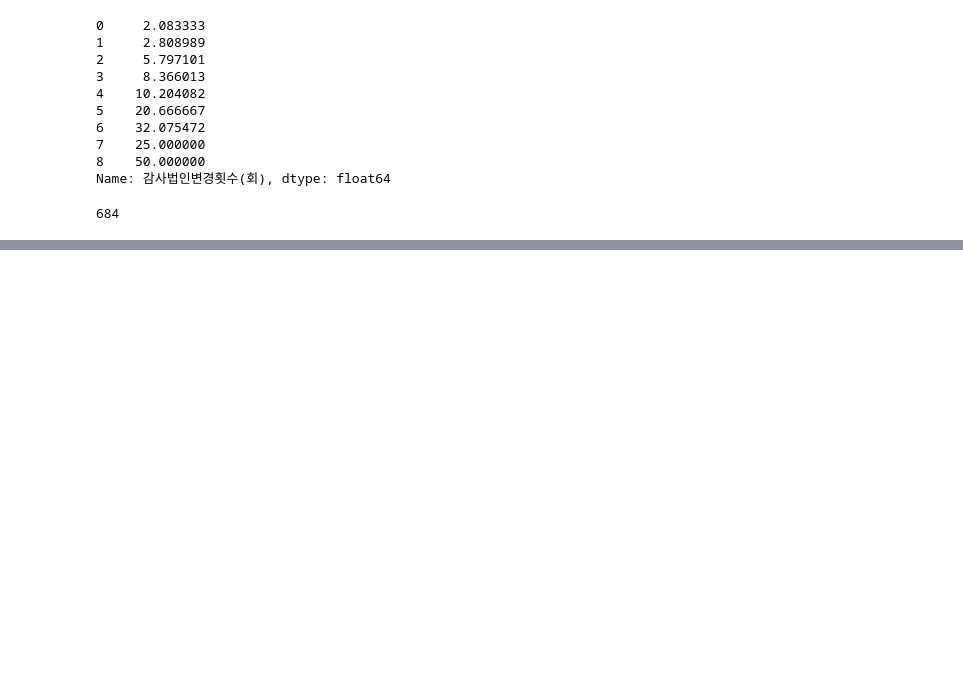
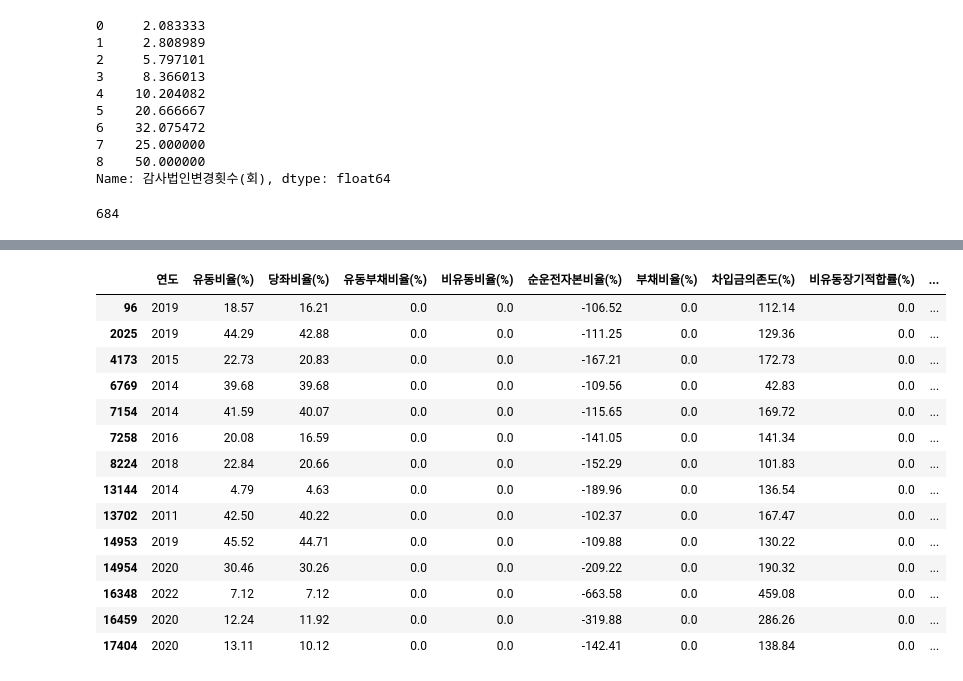
Before and after one commit to ZiNoBae/Hackathon_ubion, a Jupyter notebook: Teamproject_2nd/EDA/EDA_03.ipynb, the cells around one changed output, grey strips where cells are left out. Saved outputs shown, nothing was run; the diff lists cells and outputs as text; code cells hidden in the pictures; blank space fills up the shorter version.

```diff
--- a/Teamproject_2nd/EDA/EDA_03.ipynb
+++ b/Teamproject_2nd/EDA/EDA_03.ipynb
@@ -648,0 +693,18 @@ Name: 기간제비율(%), Length: 1120, dtype: float64
+# %%
+main_df_2.loc[(main_df_2['순운전자본비율(%)'])< -100].iloc[:,10:30]
+# %% [output]
+|  | 연도 | 유동비율(%) | 당좌비율(%) | 유동부채비율(%) | 비유동비율(%) | 순운전자본비율(%) | 부채비율(%) | 차입금의존도(%) | 비유동장기적합률(%) | ... |
+| 96 | 2019 | 18.57 | 16.21 | 0.0 | 0.0 | -106.52 | 0.0 | 112.14 | 0.0 | ... |
+| 2025 | 2019 | 44.29 | 42.88 | 0.0 | 0.0 | -111.25 | 0.0 | 129.36 | 0.0 | ... |
+| 4173 | 2015 | 22.73 | 20.83 | 0.0 | 0.0 | -167.21 | 0.0 | 172.73 | 0.0 | ... |
+| 6769 | 2014 | 39.68 | 39.68 | 0.0 | 0.0 | -109.56 | 0.0 | 42.83 | 0.0 | ... |
+| 7154 | 2014 | 41.59 | 40.07 | 0.0 | 0.0 | -115.65 | 0.0 | 169.72 | 0.0 | ... |
+| 7258 | 2016 | 20.08 | 16.59 | 0.0 | 0.0 | -141.05 | 0.0 | 141.34 | 0.0 | ... |
+| 8224 | 2018 | 22.84 | 20.66 | 0.0 | 0.0 | -152.29 | 0.0 | 101.83 | 0.0 | ... |
+| 13144 | 2014 | 4.79 | 4.63 | 0.0 | 0.0 | -189.96 | 0.0 | 136.54 | 0.0 | ... |
+| 13702 | 2011 | 42.50 | 40.22 | 0.0 | 0.0 | -102.37 | 0.0 | 167.47 | 0.0 | ... |
+| 14953 | 2019 | 45.52 | 44.71 | 0.0 | 0.0 | -109.88 | 0.0 | 130.22 | 0.0 | ... |
+| 14954 | 2020 | 30.46 | 30.26 | 0.0 | 0.0 | -209.22 | 0.0 | 190.32 | 0.0 | ... |
+| 16348 | 2022 | 7.12 | 7.12 | 0.0 | 0.0 | -663.58 | 0.0 | 459.08 | 0.0 | ... |
+| 16459 | 2020 | 12.24 | 11.92 | 0.0 | 0.0 | -319.88 | 0.0 | 286.26 | 0.0 | ... |
+| 17404 | 2020 | 13.11 | 10.12 | 0.0 | 0.0 | -142.41 | 0.0 | 138.84 | 0.0 | ... |
```
Also changed, not shown: parts of 33 cells of this notebook, 11 other files.
